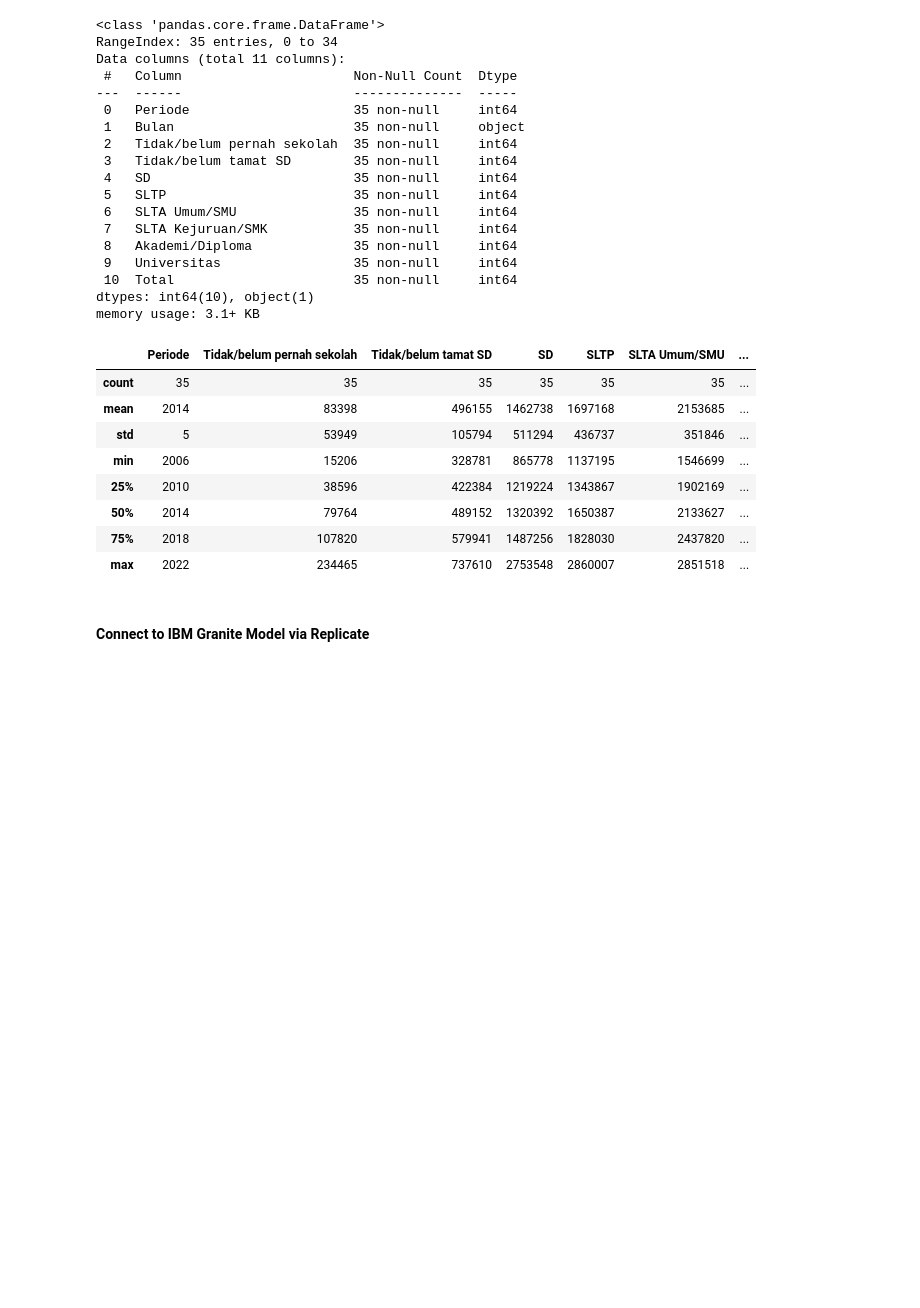
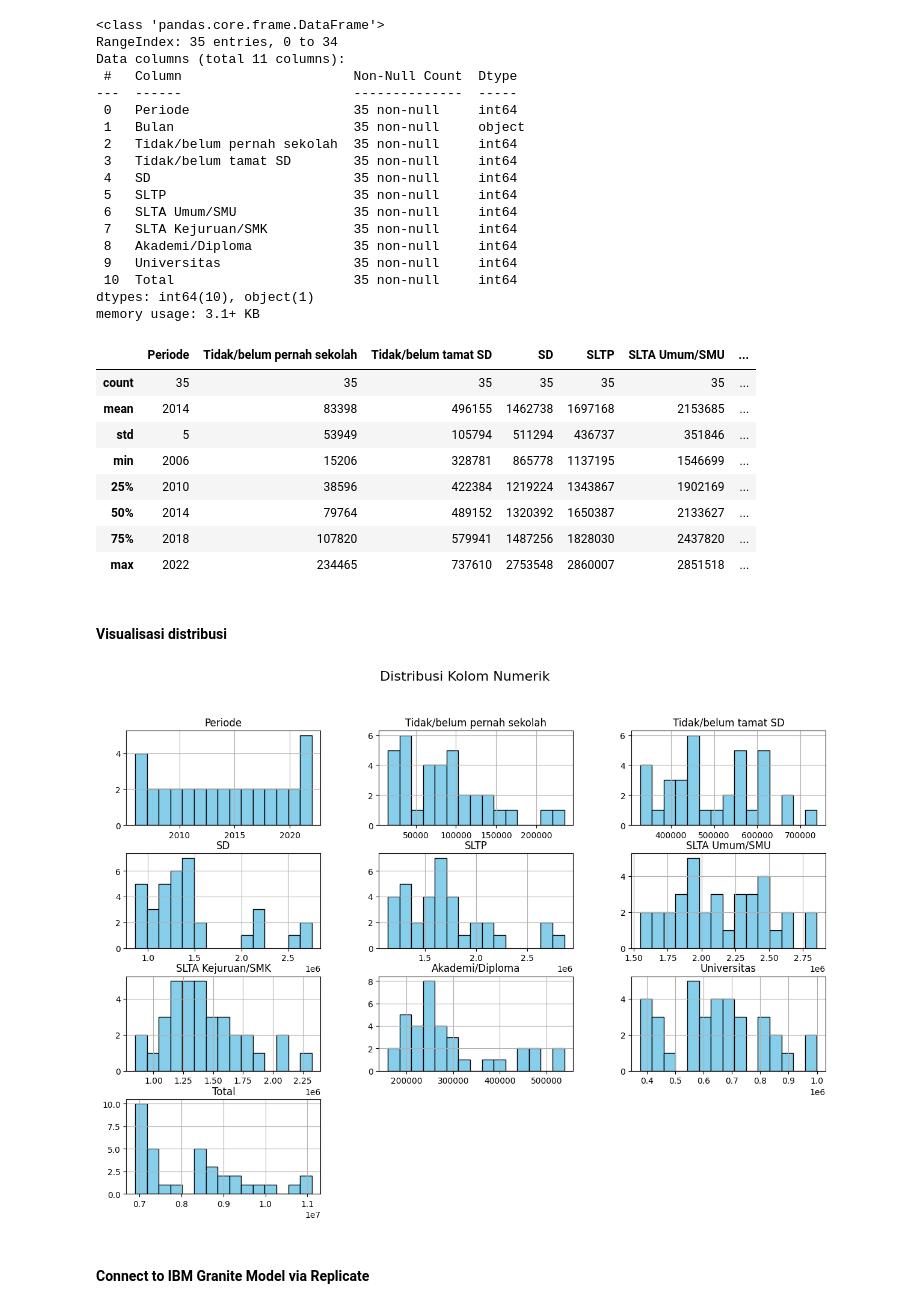
Before and after one commit to sciencts/Data-Classification-and-Summarization-Using-IBM-Granite-, a Jupyter notebook: Data_Classification_and_Summarization_Using_IBM_Granite_.ipynb, the cells around one changed output. Drawn from its saved outputs; the diff is of its cells as text; code cells hidden in the pictures; blank space fills up the shorter version.

```diff
--- a/Data_Classification_and_Summarization_Using_IBM_Granite_.ipynb
+++ b/Data_Classification_and_Summarization_Using_IBM_Granite_.ipynb
@@ -59,6 +61,15 @@ df.describe().map(lambda x: f"{x:.0f}")
 | 50% | 2014 | 79764 | 489152 | 1320392 | 1650387 | 2133627 | ... |
 | 75% | 2018 | 107820 | 579941 | 1487256 | 1828030 | 2437820 | ... |
 | max | 2022 | 234465 | 737610 | 2753548 | 2860007 | 2851518 | ... |
+# %% [markdown]
+#### Visualisasi distribusi
+# %%
+numerical_cols = df.select_dtypes(include=['int64', 'float64']).columns
+df[numerical_cols].hist(bins=15, figsize=(15, 10), color='skyblue', edgecolor='black')
+plt.suptitle("Distribusi Kolom Numerik", fontsize=16)
+plt.show()
+# %% [output]
+[figure, added]
 # %% [markdown]
 #### Connect to IBM Granite Model via Replicate
 # %%
```
Also changed, not shown: parts of 1 cell of this notebook.
